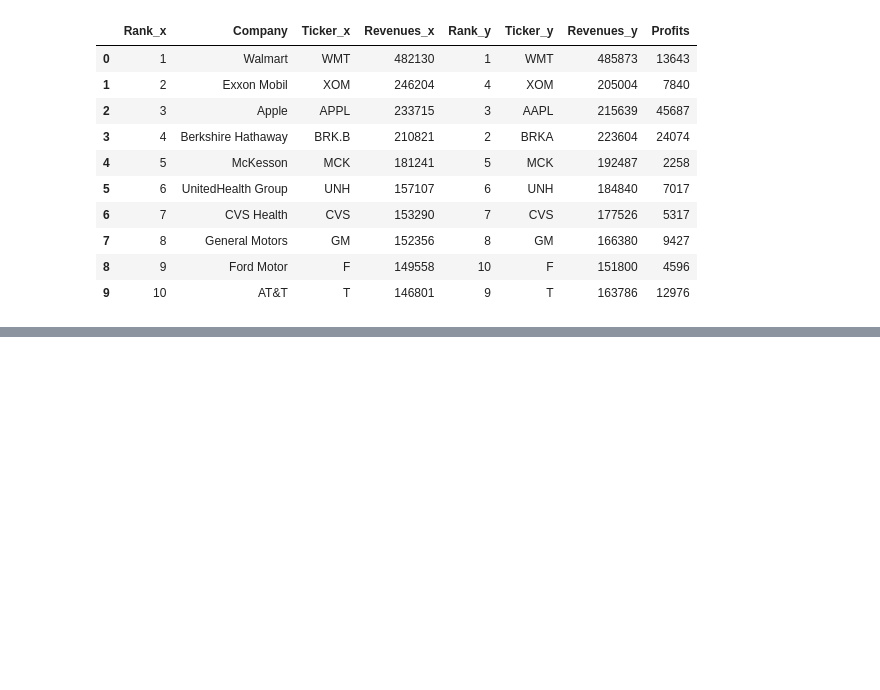
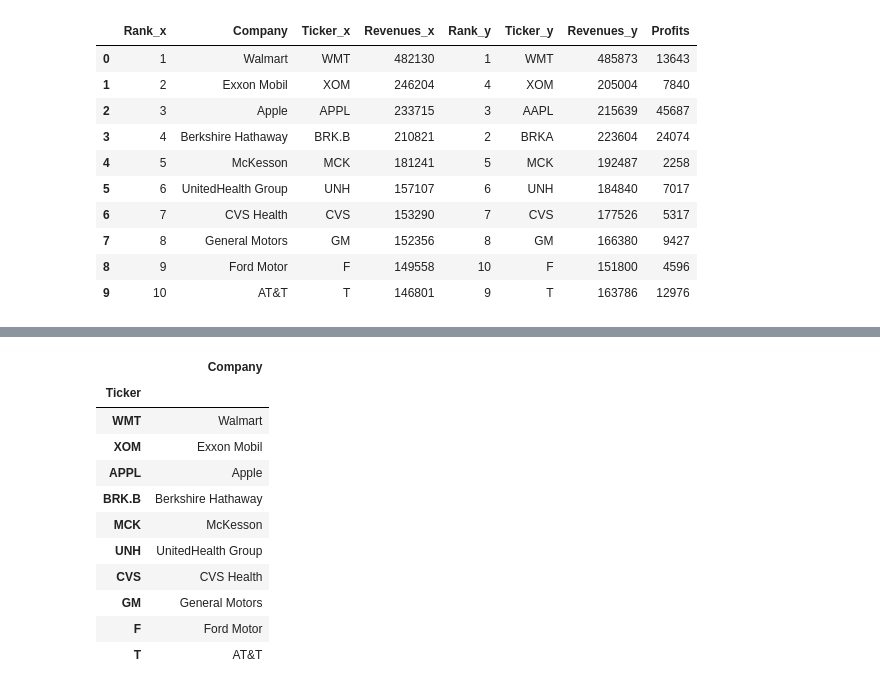
Before and after one commit to chinosamg/ETL-Project, a Jupyter notebook: ETL_Combined_Chart.ipynb, the cells around one changed output, grey strips where cells are left out. Cells and saved outputs as stored; diff of their text form; code cells hidden in the pictures; blank space fills up the shorter version.

```diff
--- a/ETL_Combined_Chart.ipynb
+++ b/ETL_Combined_Chart.ipynb
@@ -104,0 +103,18 @@ KeyError: ('Revenues_2016', 'Revenues_2017')
+# %%
+ticker_df = stock_revenue_compare.drop(columns={"Revenues_2016", "Revenues_2017"})
+ticker_df = ticker_df.set_index("Ticker")
+ticker_df.to_html('table.html')
+ticker_df
+# %% [output]
+|  | Company |
+| Ticker |  |
+| WMT | Walmart |
+| XOM | Exxon Mobil |
+| APPL | Apple |
+| BRK.B | Berkshire Hathaway |
+| MCK | McKesson |
+| UNH | UnitedHealth Group |
+| CVS | CVS Health |
+| GM | General Motors |
+| F | Ford Motor |
+| T | AT&T |
```
Also changed, not shown: parts of 4 cells of this notebook, 6 other files.
